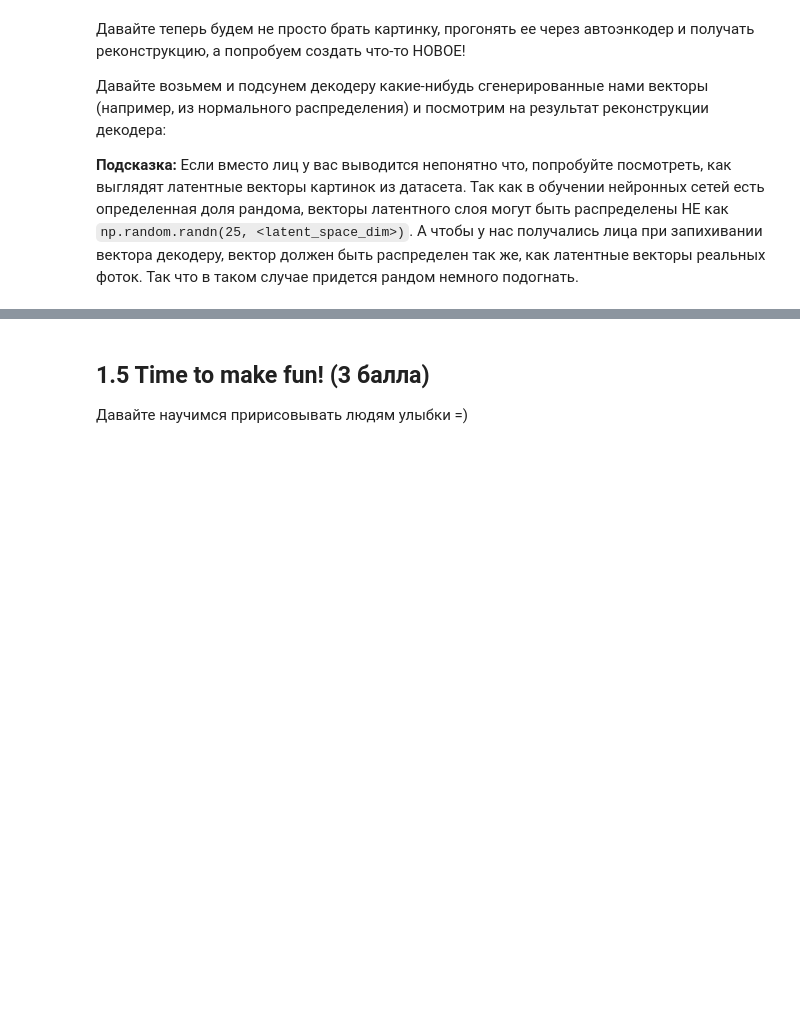
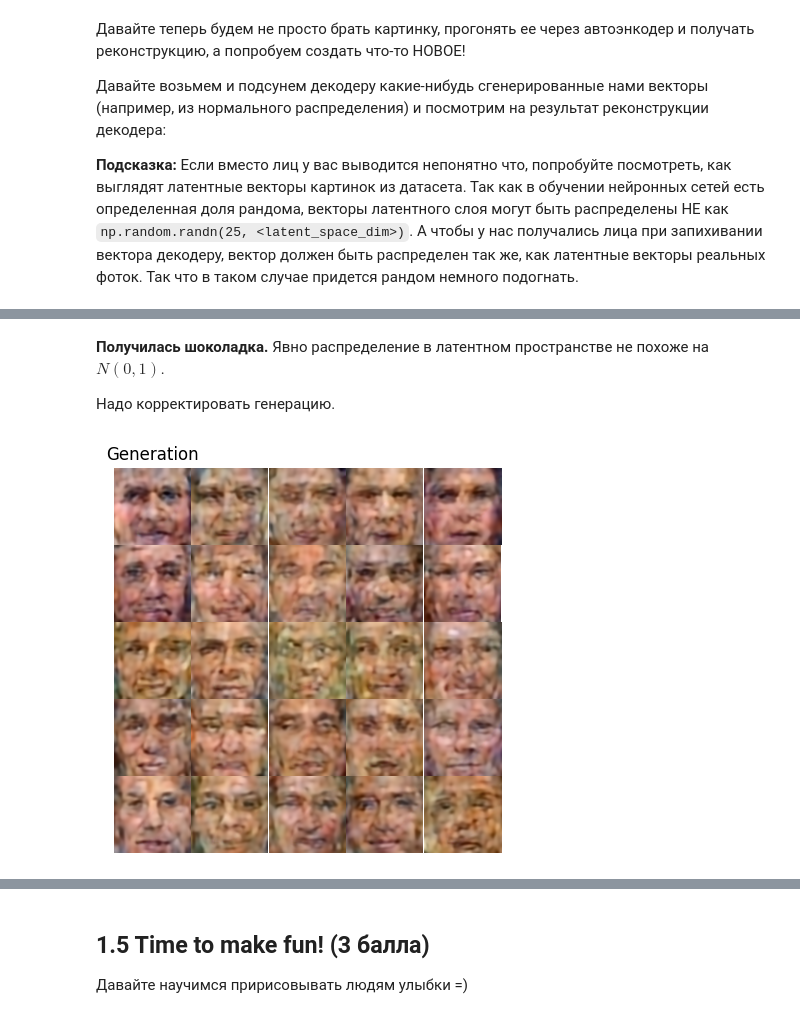
Before and after one commit to Figishe/DeepLearningSchool_part_1_ml_cv, a Jupyter notebook: week_10_AE_VAE/Homework/hw_7_autoencoders.ipynb, the cells around one changed output, grey strips where cells are left out. Drawn from its saved outputs; the diff is of its cells as text; code cells hidden in the pictures; blank space fills up the shorter version.

```diff
--- a/week_10_AE_VAE/Homework/hw_7_autoencoders.ipynb
+++ b/week_10_AE_VAE/Homework/hw_7_autoencoders.ipynb
@@ -389,0 +466,23 @@ output = <скормите z декодеру>
+# %% [markdown]
+**Получилась шоколадка.** Явно распределение в латентном пространстве не похоже на $N(0,1)$.
+
+Надо корректировать генерацию.
+# %%
+# посчитаем средние и стандартные отклонения по каждому из измерений латентного пространства
+# для этого пропускаем весь валидационный датасет через энкодер
+with torch.no_grad():
+    _, val_latents = best_autoencoder(val_dataset[:][0].to(DEVICE))
+# %%
+latents_mean = val_latents.mean(dim=0).cpu().numpy()
+latents_std = val_latents.std(dim=0).cpu().numpy() + 1e-6
+
+# теперь генерируем чуть более правдоподобные сэмплы,
+# предполагая что оно там все еще нормальное но не стандартное
+z = np.random.randn(25, dim_code) * latents_std + latents_mean
+
+with torch.no_grad():
+    output = best_autoencoder.model.decoder(torch.tensor(z).float().to(DEVICE))
+
+plot_generated_images(output, square_size=5)
+# %% [output]
+[figure, added]
```
Also changed, not shown: parts of 13 cells of this notebook.
